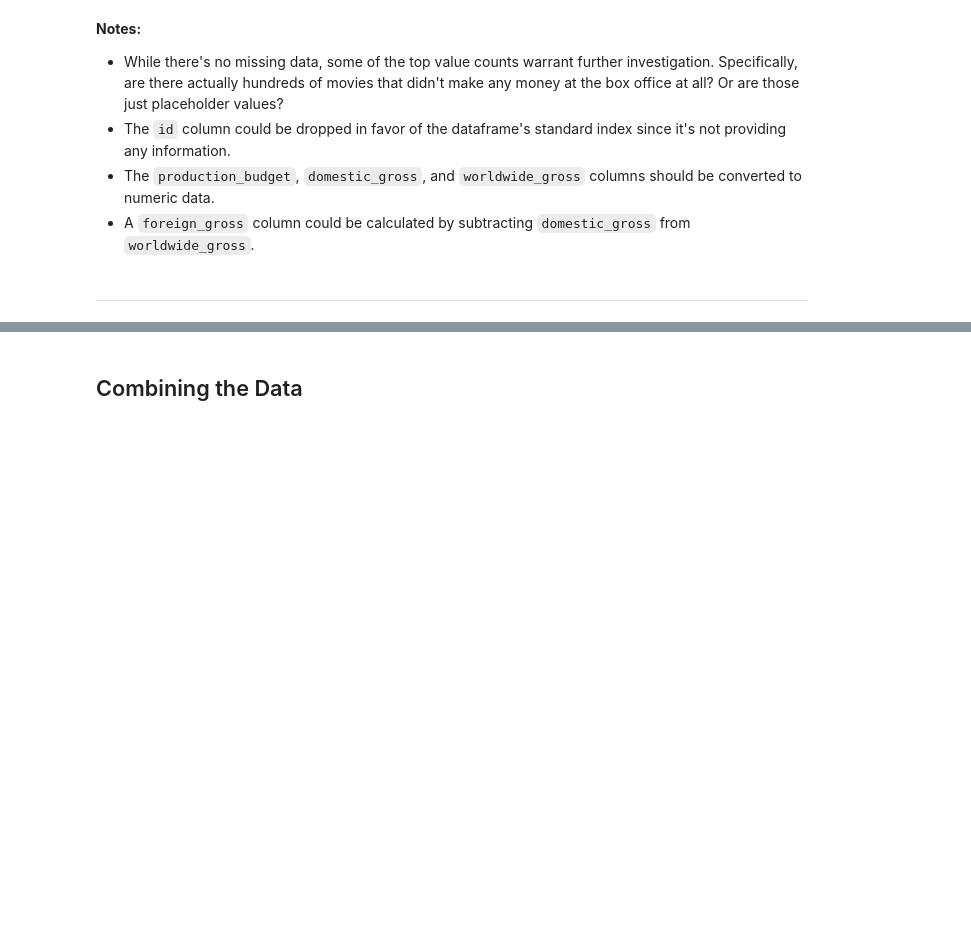
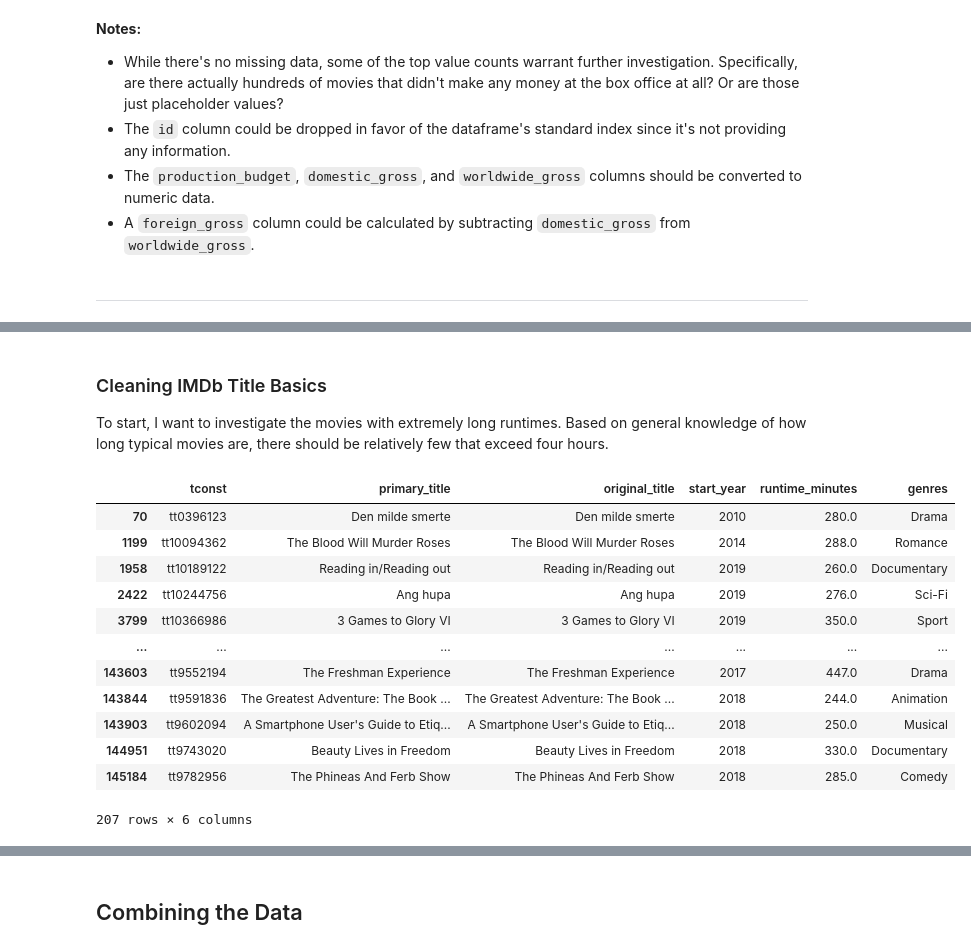
Before and after one commit to tjkyner/flatiron-ds-phase-1-project, a Jupyter notebook: notebooks/preprocessing.ipynb, the cells around one changed output, grey strips where cells are left out. Saved outputs shown, nothing was run; the diff lists cells and outputs as text; code cells hidden in the pictures; blank space fills up the shorter version.

Commit message:
cleaned the imdb title basics df

```diff
--- a/notebooks/preprocessing.ipynb
+++ b/notebooks/preprocessing.ipynb
@@ -385,0 +390,20 @@ df_tn_movie_budgets.describe()
+# %% [markdown]
+### Cleaning IMDb Title Basics
+To start, I want to investigate the movies with extremely long runtimes. Based on general knowledge of how long typical movies are, there should be relatively few that exceed four hours.
+# %%
+df_long_runtimes = df_imdb_title_basics.loc[df_imdb_title_basics['runtime_minutes'] > 240]
+df_long_runtimes
+# %% [output]
+|  | tconst | primary_title | original_title | start_year | runtime_minutes | genres |
+| 70 | tt0396123 | Den milde smerte | Den milde smerte | 2010 | 280.0 | Drama |
+| 1199 | tt10094362 | The Blood Will Murder Roses | The Blood Will Murder Roses | 2014 | 288.0 | Romance |
+| 1958 | tt10189122 | Reading in/Reading out | Reading in/Reading out | 2019 | 260.0 | Documentary |
+| 2422 | tt10244756 | Ang hupa | Ang hupa | 2019 | 276.0 | Sci-Fi |
+| 3799 | tt10366986 | 3 Games to Glory VI | 3 Games to Glory VI | 2019 | 350.0 | Sport |
+| ... | ... | ... | ... | ... | ... | ... |
+| 143603 | tt9552194 | The Freshman Experience | The Freshman Experience | 2017 | 447.0 | Drama |
+| 143844 | tt9591836 | The Greatest Adventure: The Book ... | The Greatest Adventure: The Book ... | 2018 | 244.0 | Animation |
+| 143903 | tt9602094 | A Smartphone User's Guide to Etiq... | A Smartphone User's Guide to Etiq... | 2018 | 250.0 | Musical |
+| 144951 | tt9743020 | Beauty Lives in Freedom | Beauty Lives in Freedom | 2018 | 330.0 | Documentary |
+| 145184 | tt9782956 | The Phineas And Ferb Show | The Phineas And Ferb Show | 2018 | 285.0 | Comedy |
+207 rows × 6 columns
```
Also changed, not shown: parts of 18 cells of this notebook, 1 other file.
